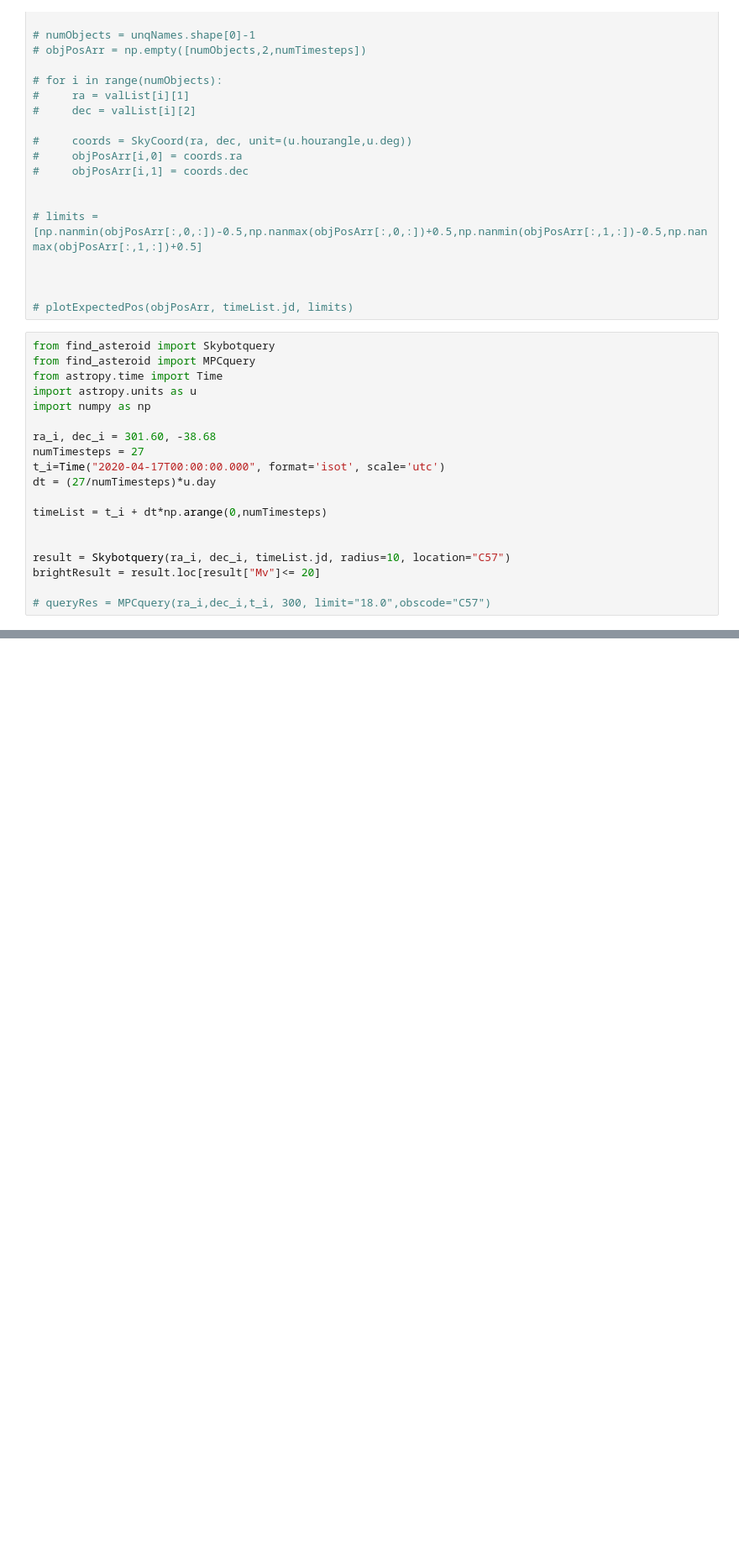
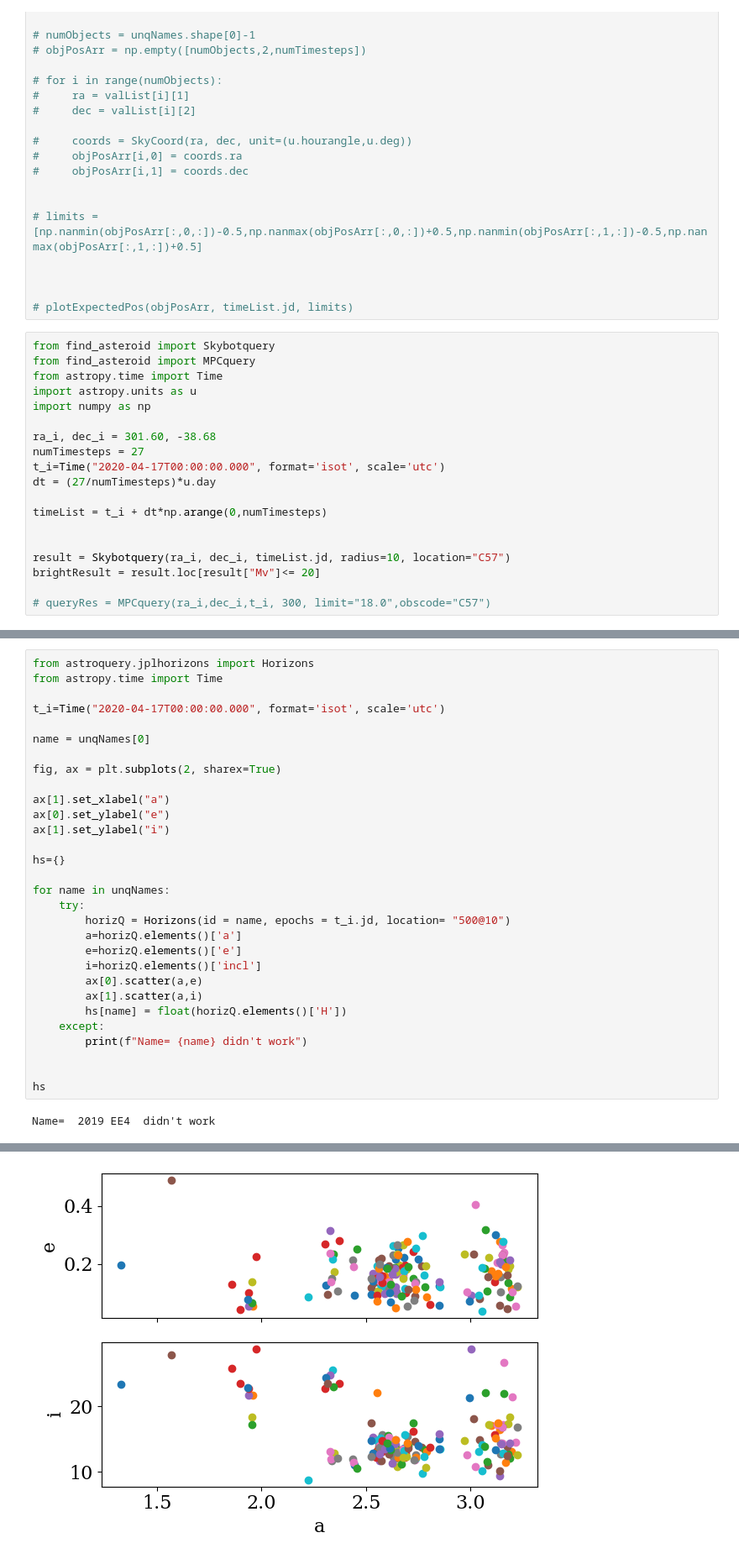
Before and after one commit to ble61/ASTR480, a Jupyter notebook: Test Code/ObjectTracking.ipynb, the cells around one changed output, grey strips where cells are left out. Shown at 84% size. Drawn from its saved outputs; the diff is of its cells as text; blank space fills up the shorter version.

```diff
--- a/Test Code/ObjectTracking.ipynb
+++ b/Test Code/ObjectTracking.ipynb
@@ -307,0 +400,32 @@ brightResult.loc[nameIDs]
+# %%
+from astroquery.jplhorizons import Horizons
+from astropy.time import Time
+
+t_i=Time("2020-04-17T00:00:00.000", format='isot', scale='utc')
+
+name = unqNames[0]
+
+fig, ax = plt.subplots(2, sharex=True)
+
+ax[1].set_xlabel("a")
+ax[0].set_ylabel("e")
+ax[1].set_ylabel("i")
+
+hs={}
+
+for name in unqNames:
+    try:
+        horizQ = Horizons(id = name, epochs = t_i.jd, location= "500@10")
+        a=horizQ.elements()['a']
+        e=horizQ.elements()['e']
+        i=horizQ.elements()['incl']
+        ax[0].scatter(a,e)
+        ax[1].scatter(a,i)
+        hs[name] = float(horizQ.elements()['H'])
+    except:
+        print(f"Name= {name} didn't work")
+
+
+hs
+# %% [output]
+Name=  2019 EE4  didn't work
@@ -307,0 +449 @@ brightResult.loc[nameIDs]
+[figure, added]
```
Also changed, not shown: parts of 5 cells of this notebook, 14 other files.
